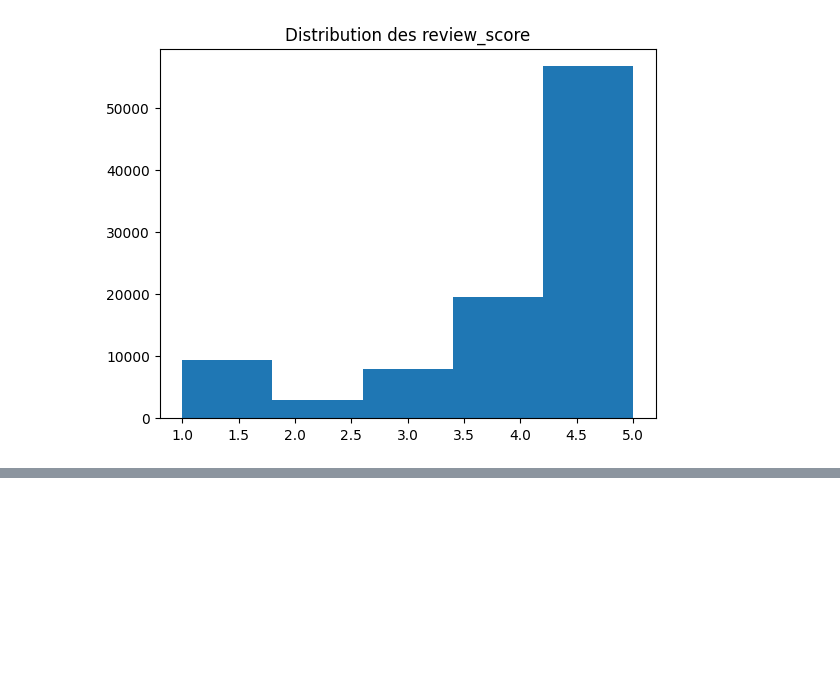
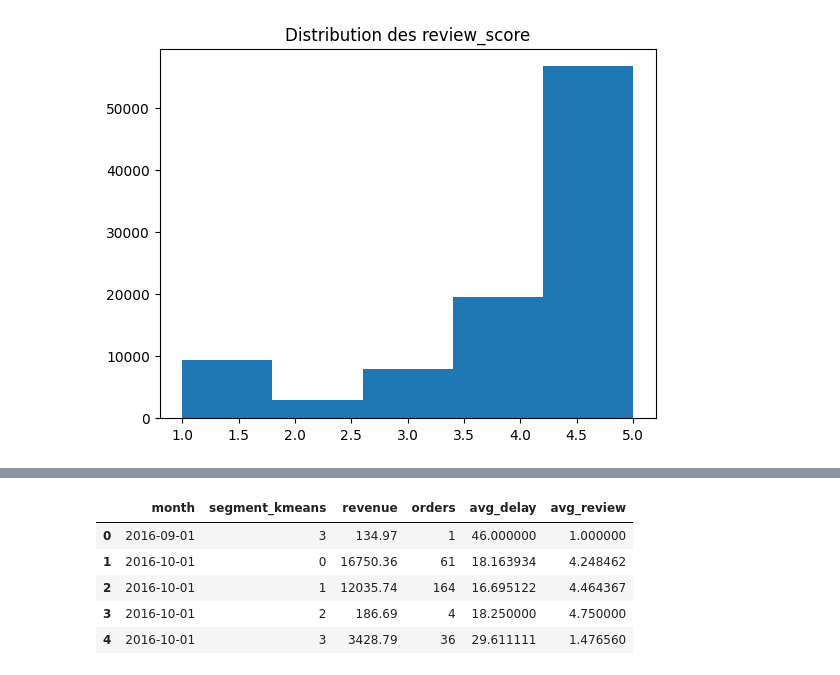
Before and after one commit to fomen2001/analyse-sectorielle_Osih, a Jupyter notebook: main_osih.ipynb, the cells around one changed output, grey strips where cells are left out. Saved outputs shown, nothing was run; the diff lists cells and outputs as text; code cells hidden in the pictures; blank space fills up the shorter version.

Commit message:
modeles implementés

```diff
--- a/main_osih.ipynb
+++ b/main_osih.ipynb
@@ -211,0 +388,27 @@ plt.show()
+# %%
+threshold = client["monetary"].quantile(0.75)
+client["high_value"] = (client["monetary"] >= threshold).astype(int)
+
+X_clf = client[features]
+y_clf = client["high_value"]
+
+X_train, X_test, y_train, y_test = train_test_split(X_clf, y_clf, test_size=0.2, random_state=42, stratify=y_clf)
+
+clf_models = {
+    "LogisticRegression": LogisticRegression(max_iter=2000),
+    "RandomForestClassifier": RandomForestClassifier(random_state=42, n_estimators=400)
+}
+
+clf_results = []
+for name, model in clf_models.items():
+    model.fit(X_train, y_train)
+    pred = model.predict(X_test)
+    proba = model.predict_proba(X_test)[:, 1] if hasattr(model, "predict_proba") else None
+
+    acc = accuracy_score(y_test, pred)
+    f1 = f1_score(y_test, pred)
+    auc = roc_auc_score(y_test, proba) if proba is not None else np.nan
+
+    clf_results.append((name, acc, f1, auc))
+
+pd.DataFrame(clf_results, columns=["model", "Accuracy", "F1", "ROC_AUC"]).sort_values("ROC_AUC", ascending=False)
@@ -211,0 +439,23 @@ plt.show()
+# %%
+# Rejoindre le segment client dans df
+df_seg = df.merge(client[["customer_unique_id", "segment_kmeans"]], on="customer_unique_id", how="left")
+
+monthly_seg = (
+    df_seg.groupby(["month", "segment_kmeans"])
+    .agg(
+        revenue=("order_revenue_clipped", "sum"),
+        orders=("order_id", "nunique"),
+        avg_delay=("delivery_delay_clipped", "mean"),
+        avg_review=("review_score", "mean")
+    )
+    .reset_index()
+)
+
+monthly_seg.head()
+# %% [output]
+|  | month | segment_kmeans | revenue | orders | avg_delay | avg_review |
+| 0 | 2016-09-01 | 3 | 134.97 | 1 | 46.000000 | 1.000000 |
+| 1 | 2016-10-01 | 0 | 16750.36 | 61 | 18.163934 | 4.248462 |
+| 2 | 2016-10-01 | 1 | 12035.74 | 164 | 16.695122 | 4.464367 |
+| 3 | 2016-10-01 | 2 | 186.69 | 4 | 18.250000 | 4.750000 |
+| 4 | 2016-10-01 | 3 | 3428.79 | 36 | 29.611111 | 1.476560 |
```
Also changed, not shown: parts of 32 cells of this notebook, 2 other files.
